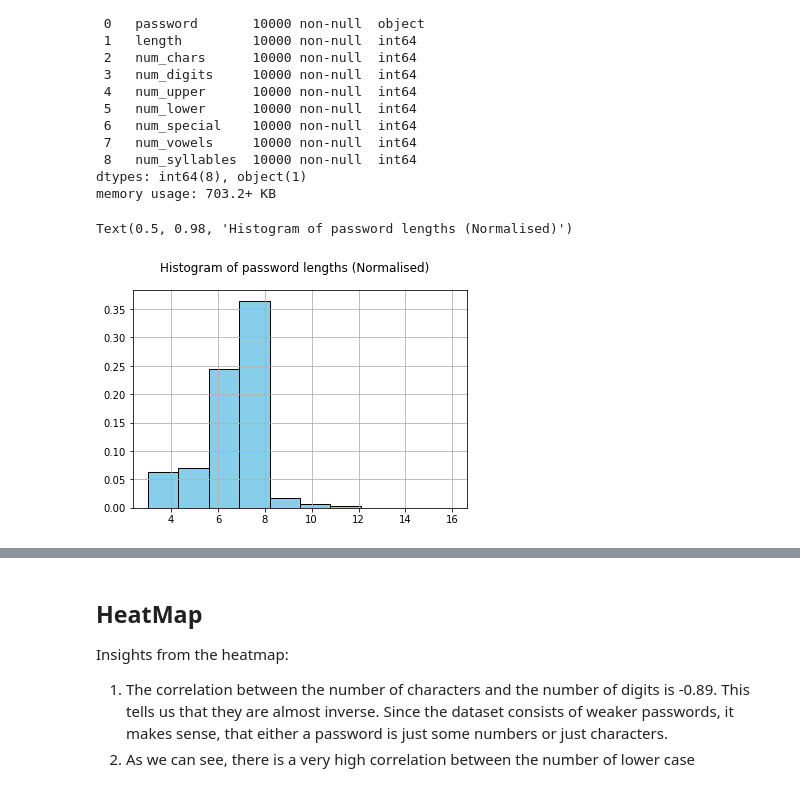
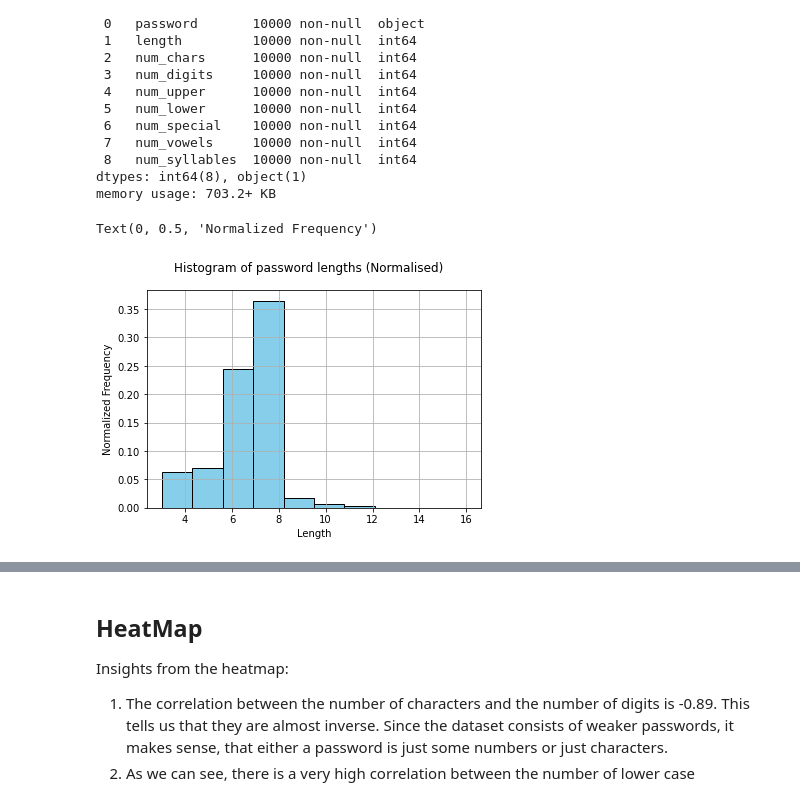
Before and after one commit to USF-CS663-Spring2022/lab-01-shubham0831, a Jupyter notebook: lab01.ipynb, the cells around one changed output, grey strips where cells are left out. Drawn from its saved outputs; the diff is of its cells as text; code cells hidden in the pictures.

```diff
--- a/lab01.ipynb
+++ b/lab01.ipynb
@@ -71,9 +72,11 @@ memory usage: 703.2+ KB
 # %%
 df['length'].hist(density = True, color = "skyblue", ec = "black")
 plt.suptitle("Histogram of password lengths (Normalised)")
+plt.xlabel("Length")
+plt.ylabel("Normalized Frequency")
 # %% [output]
-Text(0.5, 0.98, 'Histogram of password lengths (Normalised)')
+Text(0, 0.5, 'Normalized Frequency')
-[figure, old version]
+[figure, new version]
 # %%
 correlation_matrix = df.corr()
 correlation_matrix
```
Also changed, not shown: parts of 7 cells of this notebook.
